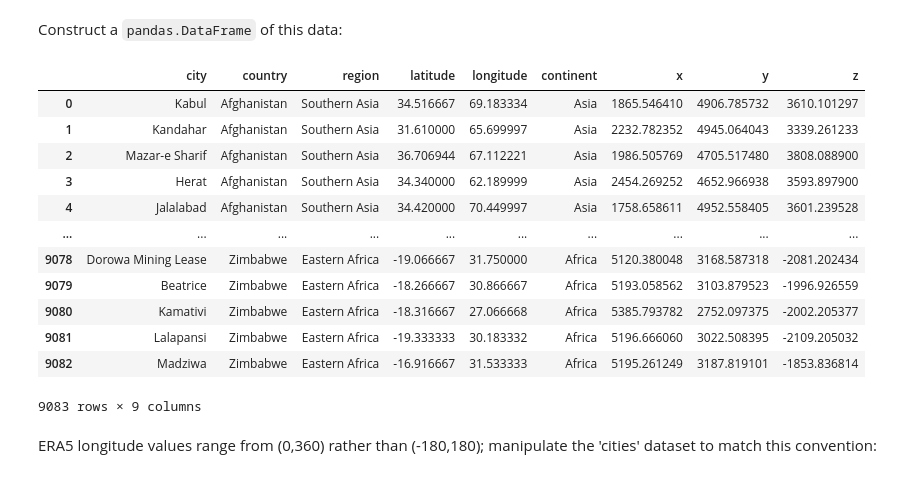
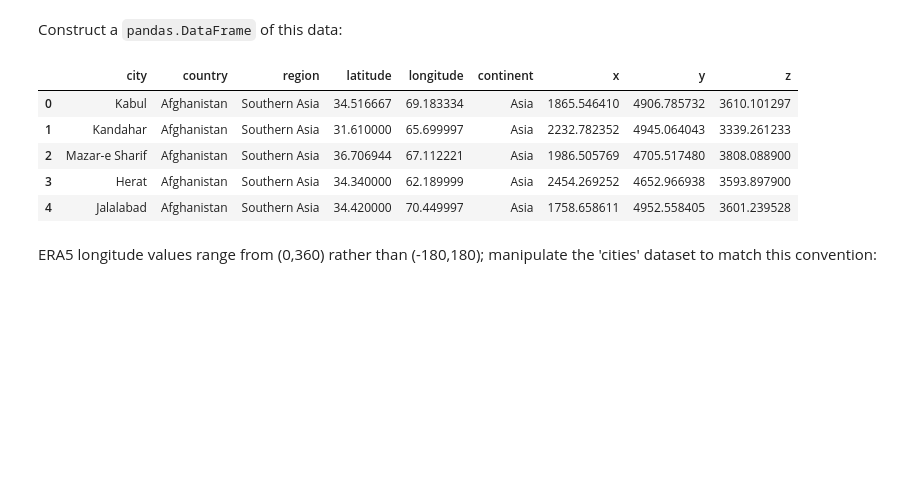
Before and after one commit to e-marshall/vector_datacube, a Jupyter notebook: era5_blog.ipynb, the cells around one changed output. Cells and saved outputs as stored; diff of their text form; code cells hidden in the pictures; blank space fills up the shorter version.

```diff
--- a/era5_blog.ipynb
+++ b/era5_blog.ipynb
@@ -147,21 +157,14 @@ cities_df = pd.DataFrame({'city':cities['city'],
                           'continent':cities['continent'],
                          'x':cities['x'], 'y':cities['y'], 'z':cities['z']})
 # %%
-cities_df
+cities_df.head()
 # %% [output]
 |  | city | country | region | latitude | longitude | continent | x | y | z |
 | 0 | Kabul | Afghanistan | Southern Asia | 34.516667 | 69.183334 | Asia | 1865.546410 | 4906.785732 | 3610.101297 |
 | 1 | Kandahar | Afghanistan | Southern Asia | 31.610000 | 65.699997 | Asia | 2232.782352 | 4945.064043 | 3339.261233 |
 | 2 | Mazar-e Sharif | Afghanistan | Southern Asia | 36.706944 | 67.112221 | Asia | 1986.505769 | 4705.517480 | 3808.088900 |
 | 3 | Herat | Afghanistan | Southern Asia | 34.340000 | 62.189999 | Asia | 2454.269252 | 4652.966938 | 3593.897900 |
 | 4 | Jalalabad | Afghanistan | Southern Asia | 34.420000 | 70.449997 | Asia | 1758.658611 | 4952.558405 | 3601.239528 |
-| ... | ... | ... | ... | ... | ... | ... | ... | ... | ... |
-| 9078 | Dorowa Mining Lease | Zimbabwe | Eastern Africa | -19.066667 | 31.750000 | Africa | 5120.380048 | 3168.587318 | -2081.202434 |
-| 9079 | Beatrice | Zimbabwe | Eastern Africa | -18.266667 | 30.866667 | Africa | 5193.058562 | 3103.879523 | -1996.926559 |
-| 9080 | Kamativi | Zimbabwe | Eastern Africa | -18.316667 | 27.066668 | Africa | 5385.793782 | 2752.097375 | -2002.205377 |
-| 9081 | Lalapansi | Zimbabwe | Eastern Africa | -19.333333 | 30.183332 | Africa | 5196.666060 | 3022.508395 | -2109.205032 |
-| 9082 | Madziwa | Zimbabwe | Eastern Africa | -16.916667 | 31.533333 | Africa | 5195.261249 | 3187.819101 | -1853.836814 |
-9083 rows × 9 columns
 # %% [markdown]
 ERA5 longitude values range from (0,360) rather than (-180,180); manipulate the 'cities' dataset to match this convention:
 # %%
```
Also changed, not shown: parts of 8 cells of this notebook.
